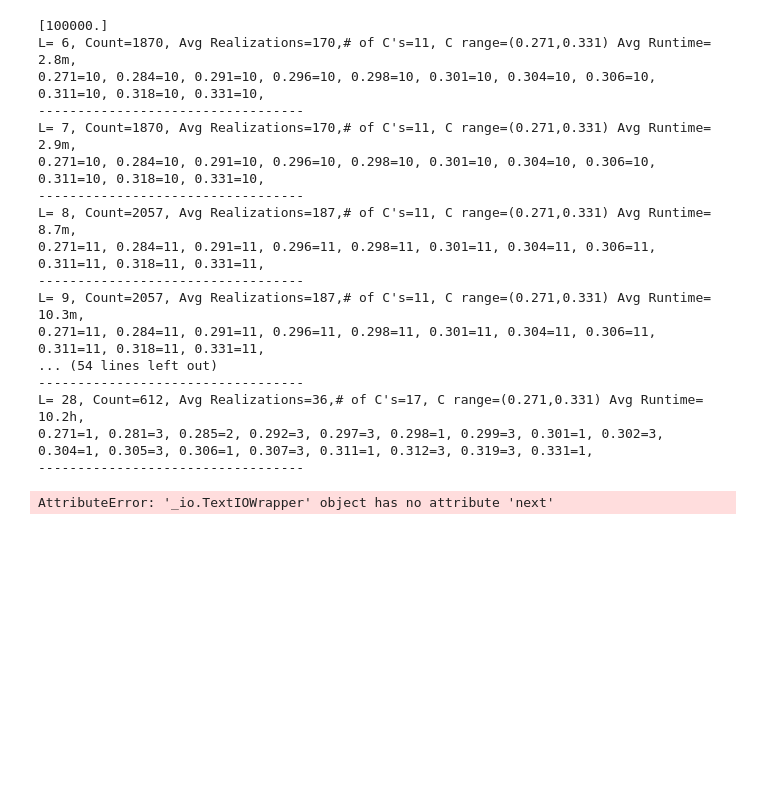
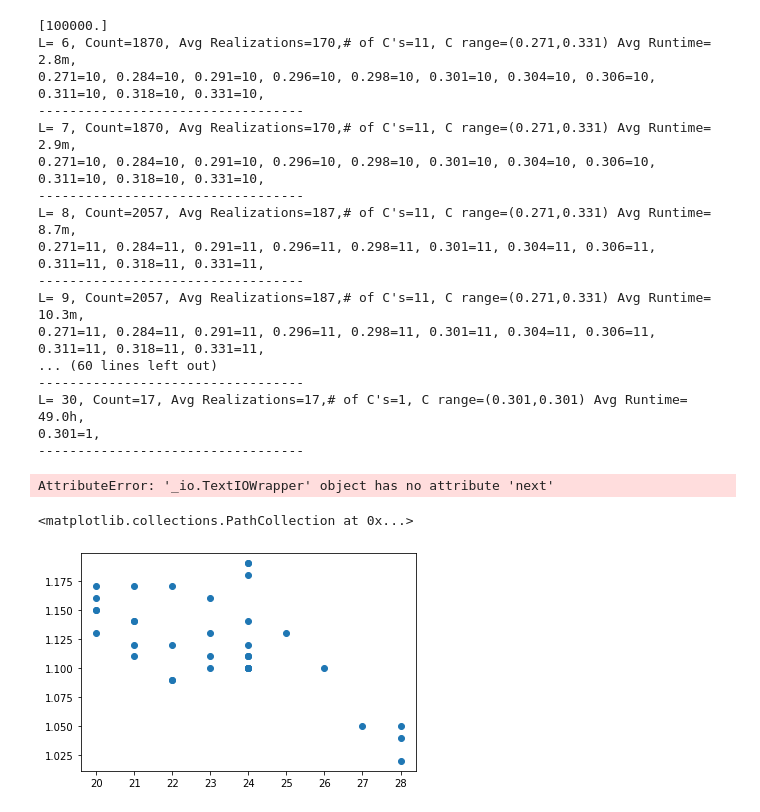
Before and after one commit to agoga/ZG-FSS, a Jupyter notebook: tools.ipynb, the cells around one changed output. Cells and saved outputs as stored; diff of their text form; code cells hidden in the pictures; blank space fills up the shorter version.

```diff
--- a/tools.ipynb
+++ b/tools.ipynb
@@ -209,6 +212,6 @@ for e in uniE:
 # %%
 file = datadir+"E2W10Lz100K.csv"
-stats(file)
+stats(file,9,14)
 
 df=pd.read_csv(file)
 
@@ -238,10 +241,10 @@ L= 8, Count=2057, Avg Realizations=187,# of C's=11, C range=(0.271,0.331) Avg Ru
 ----------------------------------
 L= 9, Count=2057, Avg Realizations=187,# of C's=11, C range=(0.271,0.331) Avg Runtime= 10.3m,
 0.271=11, 0.284=11, 0.291=11, 0.296=11, 0.298=11, 0.301=11, 0.304=11, 0.306=11, 0.311=11, 0.318=11, 0.331=11,
-... (54 lines left out)
+... (60 lines left out)
 ----------------------------------
-L= 28, Count=612, Avg Realizations=36,# of C's=17, C range=(0.271,0.331) Avg Runtime= 10.2h,
-0.271=1, 0.281=3, 0.285=2, 0.292=3, 0.297=3, 0.298=1, 0.299=3, 0.301=1, 0.302=3, 0.304=1, 0.305=3, 0.306=1, 0.307=3, 0.311=1, 0.312=3, 0.319=3, 0.331=1,
+L= 30, Count=17, Avg Realizations=17,# of C's=1, C range=(0.301,0.301) Avg Runtime= 49.0h,
+0.301=1,
 ----------------------------------
 # %%
 # use the first 2 lines of the file to detect separator
@@ -254,3 +257,10 @@ csv_file.seek(0)
 df = pd.read_csv(csv_file, sep=dialect.delimiter)
 # %% [output]
 AttributeError: '_io.TextIOWrapper' object has no attribute 'next'
+# %%
+x=[24,24,24,25,26,27,28,28,28,20,20,20,20,20,21,21,21,21,21,22,22,22,22,23,23,23,23,24,24,24,24,24,24,24,24,24,24,24]
+y=[1.1,1.1,1.11,1.13,1.1,1.05,1.02,1.04,1.05,1.16,1.17,1.13,1.15,1.15,1.12,1.17,1.11,1.14,1.14,1.09,1.17,1.09,1.12,1.11,1.16,1.1 ,1.13,1.11,1.1 ,1.1 ,1.1 ,1.19,1.19,1.18,1.1 ,1.14,1.11,1.12]
+plt.scatter(x,y)
+# %% [output]
+<matplotlib.collections.PathCollection at 0x...>
+[figure, added]
```
Also changed, not shown: parts of 4 cells of this notebook, 1 other file.
